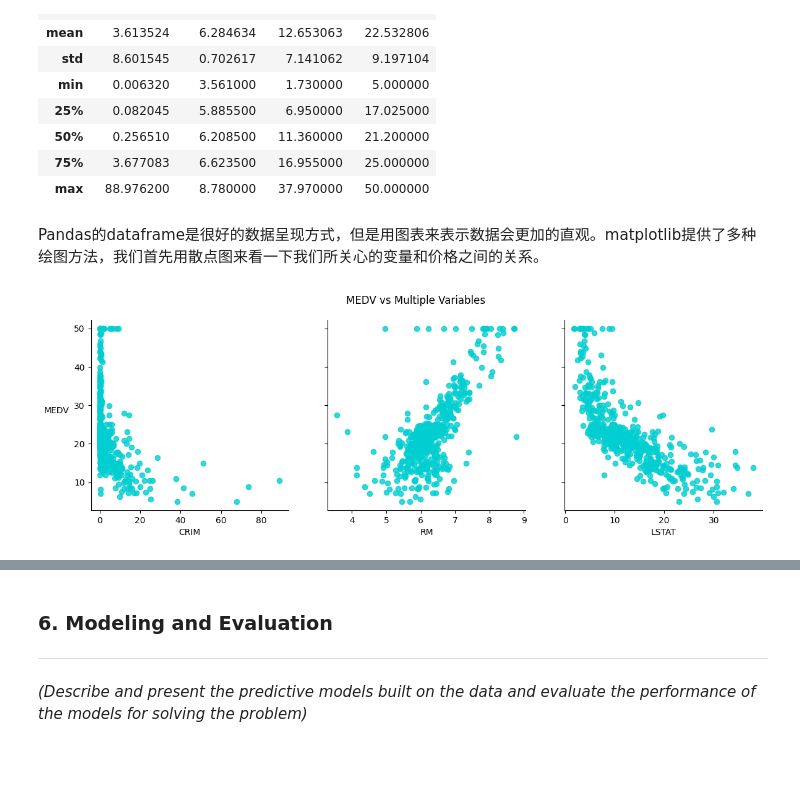
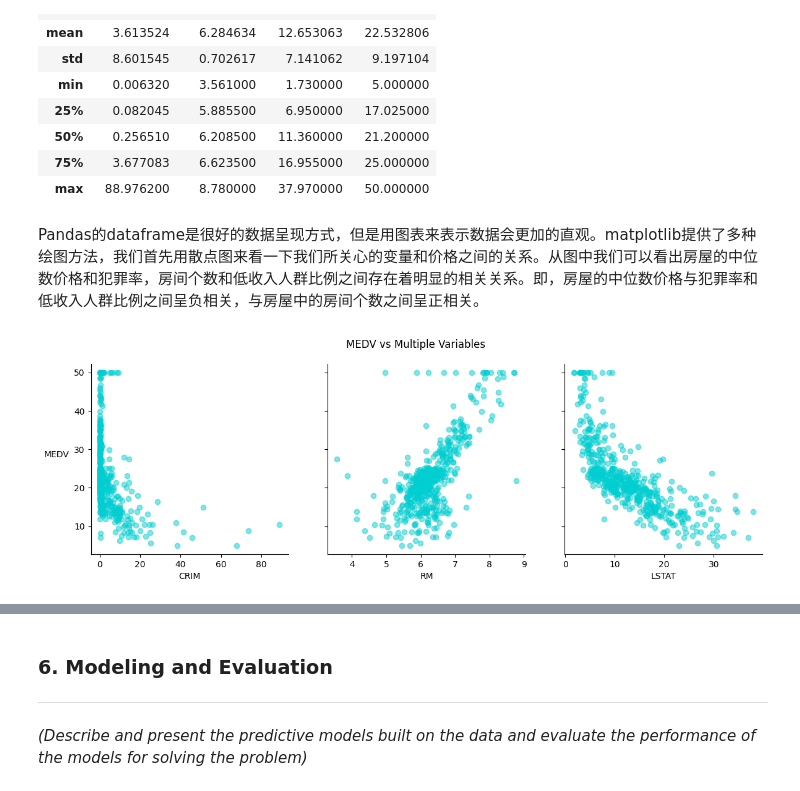
Before and after one commit to lzu215/dsp, a Jupyter notebook: Project_Report.ipynb, the cells around one changed output, grey strips where cells are left out. Saved outputs shown, nothing was run; the diff lists cells and outputs as text; code cells hidden in the pictures; blank space fills up the shorter version.

```diff
--- a/Project_Report.ipynb
+++ b/Project_Report.ipynb
@@ -127,24 +129,26 @@ housing.describe()
 | 75% | 3.677083 | 6.623500 | 16.955000 | 25.000000 |
 | max | 88.976200 | 8.780000 | 37.970000 | 50.000000 |
 # %% [markdown]
-Pandas的dataframe是很好的数据呈现方式，但是用图表来表示数据会更加的直观。matplotlib提供了多种绘图方法，我们首先用散点图来看一下我们所关心的变量和价格之间的关系。
+Pandas的dataframe是很好的数据呈现方式，但是用图表来表示数据会更加的直观。matplotlib提供了多种绘图方法，我们首先用散点图来看一下我们所关心的变量和价格之间的关系。从图中我们可以看出房屋的中位数价格和犯罪率，房间个数和低收入人群比例之间存在着明显的相关关系。即，房屋的中位数价格与犯罪率和低收入人群比例之间呈负相关，与房屋中的房间个数之间呈正相关。
 # %%
 import matplotlib.pyplot as plt
 
 # Create a figure with 3 subplots
 figure, axes = plt.subplots(1,3, figsize=(14,4), sharey='all')
 
+# Plot scatter plots for variables
 for i in range(3):
     x = housing.iloc[:,i]
-    axes[i].scatter(x=x, y=housing.MEDV,color='darkturquoise',alpha=0.8)
+    axes[i].scatter(x=x, y=housing.MEDV,color='darkturquoise',alpha=0.5)
     axes[i].spines['right'].set_visible(False)
     axes[i].spines['top'].set_visible(False)
     axes[i].set_xlabel(x.name, fontsize=10)
     if not i:
         axes[i].set_ylabel('MEDV',fontsize=10,rotation='horizontal',labelpad=20)
 
+# Adjust and show figure
 plt.suptitle('MEDV vs Multiple Variables', fontsize=12)
 figure.subplots_adjust(wspace=0.2)
 plt.show()
 # %% [output]
-[figure, old version]
+[figure, new version]
```
Also changed, not shown: parts of 4 cells of this notebook.
